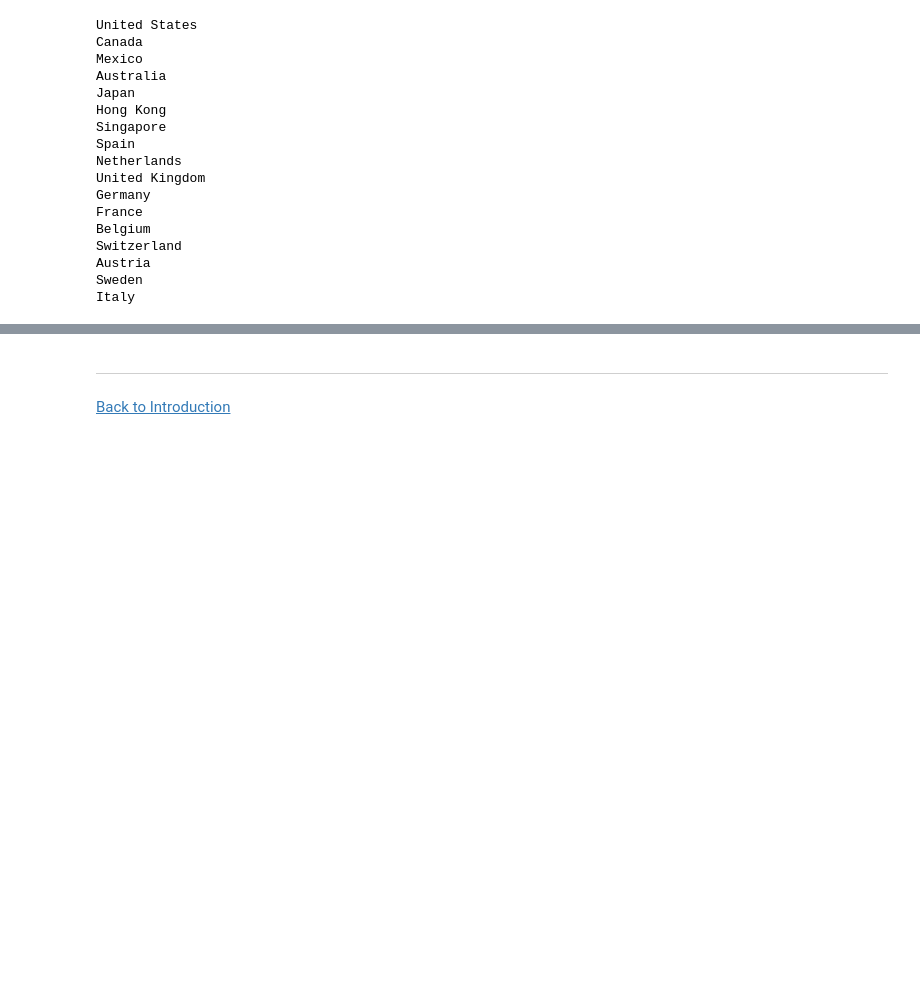
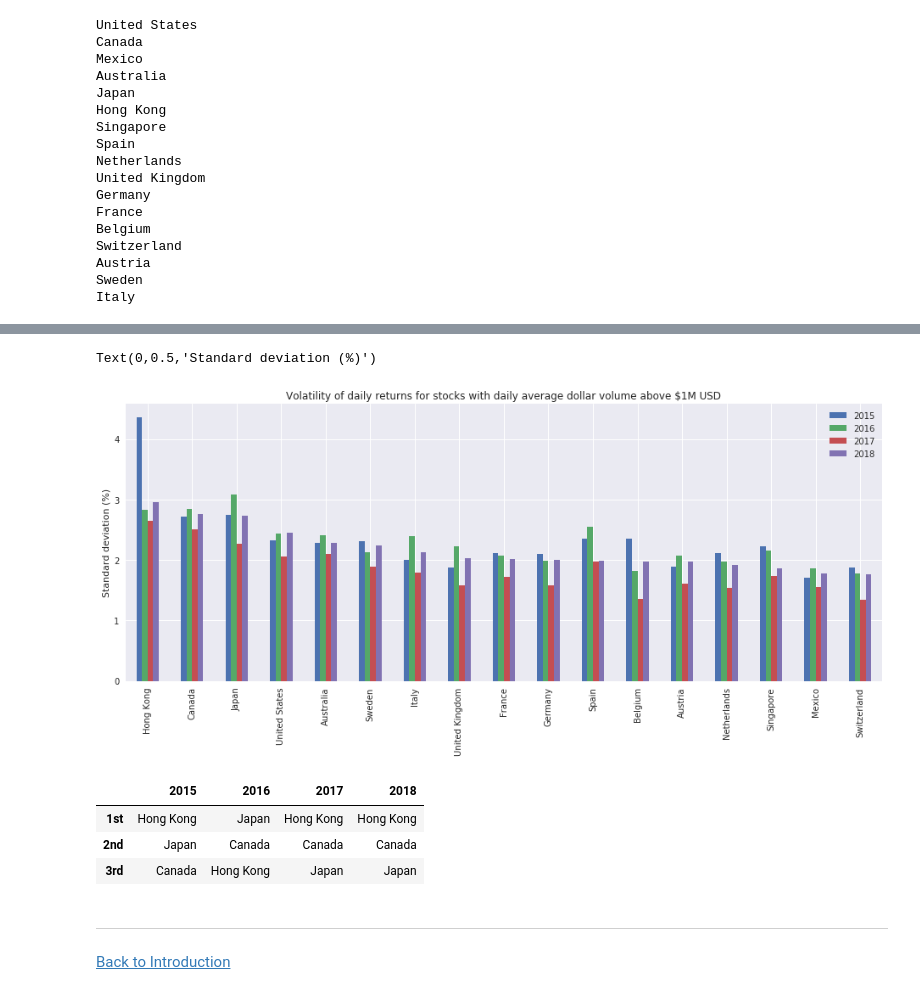
Before and after one commit to quantrocket-codeload/global-market-profiles, a Jupyter notebook: global_market_profiles/Volatility.ipynb, the cells around one changed output, grey strips where cells are left out. Saved outputs shown, nothing was run; the diff lists cells and outputs as text; code cells hidden in the pictures; blank space fills up the shorter version.

```diff
--- a/global_market_profiles/Volatility.ipynb
+++ b/global_market_profiles/Volatility.ipynb
@@ -211,0 +254,8 @@ Text(0,0.5,'Standard deviation (%)')
+# %%
+volatilities = {}
+
+for db, country in countries:
+    print(country)
+    volatilities[country] = get_daily_std_by_year(db, min_dollar_volume=1000000)
+
+volatilities = pd.DataFrame(volatilities).T * 100
@@ -212,3 +280,21 @@ Text(0,0.5,'Standard deviation (%)')
+# %%
+import seaborn as sns
+import matplotlib.pyplot as plt
+sns.set(palette=sns.color_palette('deep', n_colors=4))
+# %%
+ax = volatilities.sort_values(2018, ascending=False).plot(kind="bar", title="Volatility of daily returns for stocks with daily average dollar volume above $1M USD", figsize=(16,6))
+ax.set_ylabel("Standard deviation (%)")
+# %% [output]
+Text(0,0.5,'Standard deviation (%)')
+[figure, added]
+# %%
+# Get top 3 most volatile by year
+volatilities.apply(lambda x: pd.Series(x.sort_values(ascending=False).head(3).index, index=["1st","2nd","3rd"]))
+# %% [output]
+|  | 2015 | 2016 | 2017 | 2018 |
+| 1st | Hong Kong | Japan | Hong Kong | Hong Kong |
+| 2nd | Japan | Canada | Canada | Canada |
+| 3rd | Canada | Hong Kong | Japan | Japan |
 # %% [markdown]
 ***
 
```
Also changed, not shown: parts of 6 cells of this notebook.
